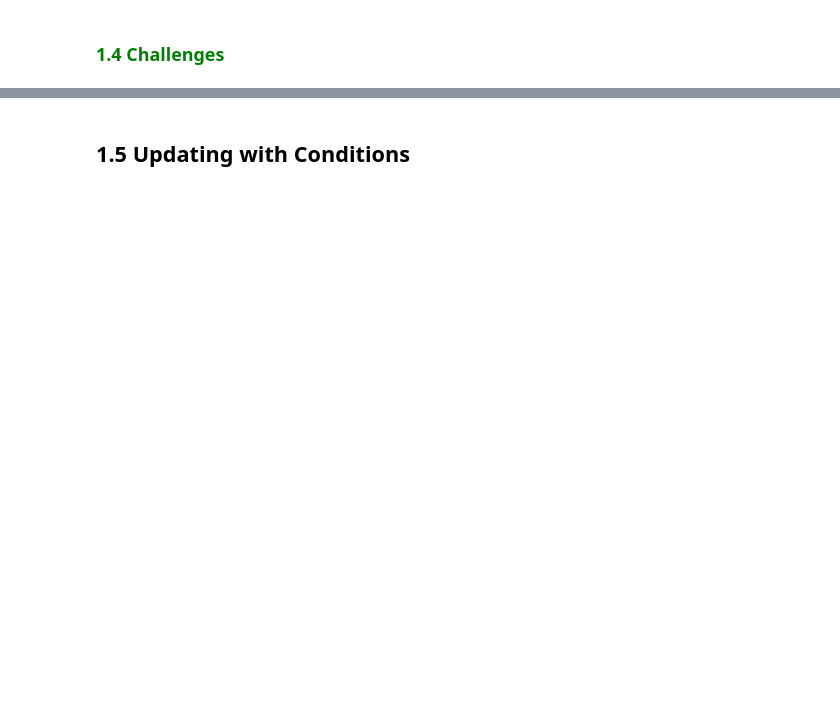
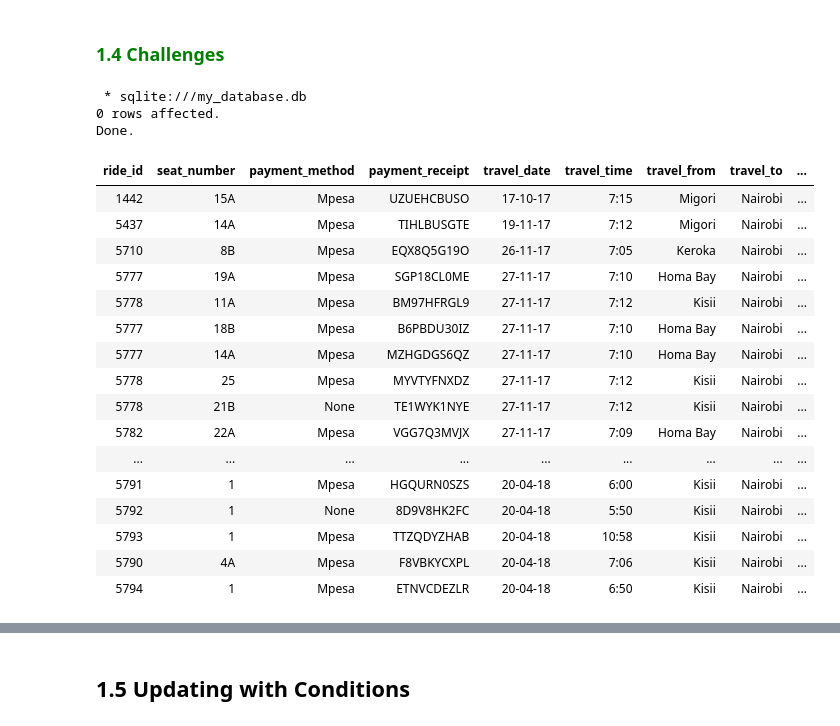
Before and after one commit to Dennis-Kiarie/SQL-Starter-Kit, a Jupyter notebook: SQL_Programming_Inserting_&_Updating_Data_with_SQL.ipynb, the cells around one changed output, grey strips where cells are left out. Saved outputs shown, nothing was run; the diff lists cells and outputs as text; code cells hidden in the pictures; blank space fills up the shorter version.

```diff
--- a/SQL_Programming_Inserting_&_Updating_Data_with_SQL.ipynb
+++ b/SQL_Programming_Inserting_&_Updating_Data_with_SQL.ipynb
@@ -182,9 +442,35 @@ SELECT * FROM Transactions;
 # %%
 # Challenge 1
 # Update the transactions records with the
 # payment_method = none to Null
 #
-OUR CODE GOES HERE
+%%sql
+UPDATE Transactions
+SET payment_method = Null
+WHERE payment_method = 'none';
+
+SELECT * FROM Transactions;
+# %% [output]
+ * sqlite:///my_database.db
+0 rows affected.
+Done.
+| ride_id | seat_number | payment_method | payment_receipt | travel_date | travel_time | travel_from | travel_to | ... |
+| 1442 | 15A | Mpesa | UZUEHCBUSO | 17-10-17 | 7:15 | Migori | Nairobi | ... |
+| 5437 | 14A | Mpesa | TIHLBUSGTE | 19-11-17 | 7:12 | Migori | Nairobi | ... |
+| 5710 | 8B | Mpesa | EQX8Q5G19O | 26-11-17 | 7:05 | Keroka | Nairobi | ... |
+| 5777 | 19A | Mpesa | SGP18CL0ME | 27-11-17 | 7:10 | Homa Bay | Nairobi | ... |
+| 5778 | 11A | Mpesa | BM97HFRGL9 | 27-11-17 | 7:12 | Kisii | Nairobi | ... |
+| 5777 | 18B | Mpesa | B6PBDU30IZ | 27-11-17 | 7:10 | Homa Bay | Nairobi | ... |
+| 5777 | 14A | Mpesa | MZHGDGS6QZ | 27-11-17 | 7:10 | Homa Bay | Nairobi | ... |
+| 5778 | 25 | Mpesa | MYVTYFNXDZ | 27-11-17 | 7:12 | Kisii | Nairobi | ... |
+| 5778 | 21B | None | TE1WYK1NYE | 27-11-17 | 7:12 | Kisii | Nairobi | ... |
+| 5782 | 22A | Mpesa | VGG7Q3MVJX | 27-11-17 | 7:09 | Homa Bay | Nairobi | ... |
+| ... | ... | ... | ... | ... | ... | ... | ... | ... |
+| 5791 | 1 | Mpesa | HGQURN0SZS | 20-04-18 | 6:00 | Kisii | Nairobi | ... |
+| 5792 | 1 | None | 8D9V8HK2FC | 20-04-18 | 5:50 | Kisii | Nairobi | ... |
+| 5793 | 1 | Mpesa | TTZQDYZHAB | 20-04-18 | 10:58 | Kisii | Nairobi | ... |
+| 5790 | 4A | Mpesa | F8VBKYCXPL | 20-04-18 | 7:06 | Kisii | Nairobi | ... |
+| 5794 | 1 | Mpesa | ETNVCDEZLR | 20-04-18 | 6:50 | Kisii | Nairobi | ... |
 # %%
 # Challenge 2
 # Update the Interpol records with Wanted Fugitives	 = 2
```
Also changed, not shown: parts of 37 cells of this notebook.
